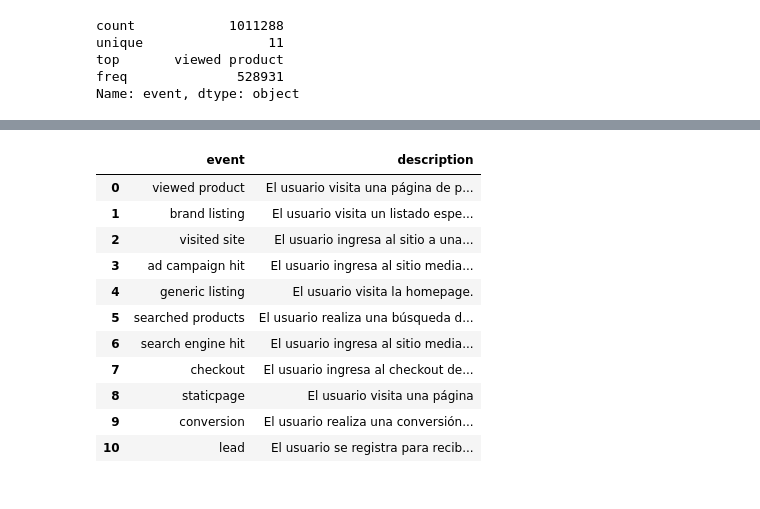
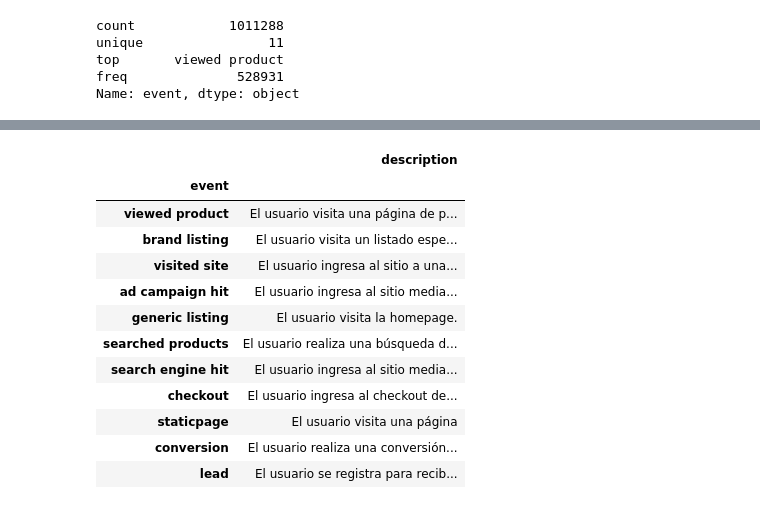
Before and after one commit to FdelMazo/7506-Datos, a Jupyter notebook: TP1/TP1.ipynb, the cells around one changed output, grey strips where cells are left out. Saved outputs shown, nothing was run; the diff lists cells and outputs as text; code cells hidden in the pictures.

```diff
--- a/TP1/TP1.ipynb
+++ b/TP1/TP1.ipynb
@@ -176,16 +186,17 @@ Name: event, dtype: int64
 # %%
 with pd.option_context('display.max_colwidth',0):
-    display(pd.read_csv('events-desc.csv'))
+    display(pd.read_csv('events-desc.csv',index_col='event'))
 # %% [output]
-|  | event | description |
-| 0 | viewed product | El usuario visita una página de p... |
-| 1 | brand listing | El usuario visita un listado espe... |
-| 2 | visited site | El usuario ingresa al sitio a una... |
-| 3 | ad campaign hit | El usuario ingresa al sitio media... |
-| 4 | generic listing | El usuario visita la homepage. |
-| 5 | searched products | El usuario realiza una búsqueda d... |
-| 6 | search engine hit | El usuario ingresa al sitio media... |
-| 7 | checkout | El usuario ingresa al checkout de... |
-| 8 | staticpage | El usuario visita una página |
-| 9 | conversion | El usuario realiza una conversión... |
-| 10 | lead | El usuario se registra para recib... |
+|  | description |
+| event |  |
+| viewed product | El usuario visita una página de p... |
+| brand listing | El usuario visita un listado espe... |
+| visited site | El usuario ingresa al sitio a una... |
+| ad campaign hit | El usuario ingresa al sitio media... |
+| generic listing | El usuario visita la homepage. |
+| searched products | El usuario realiza una búsqueda d... |
+| search engine hit | El usuario ingresa al sitio media... |
+| checkout | El usuario ingresa al checkout de... |
+| staticpage | El usuario visita una página |
+| conversion | El usuario realiza una conversión... |
+| lead | El usuario se registra para recib... |
```
Also changed, not shown: parts of 16 cells of this notebook.
